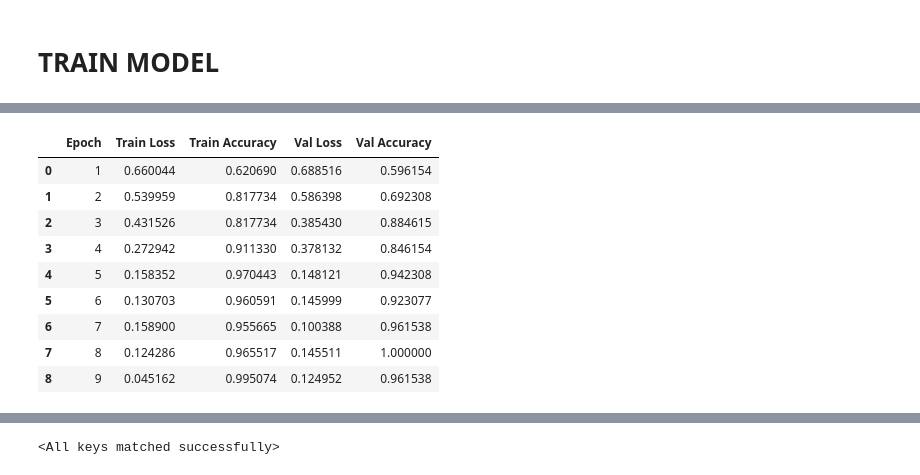
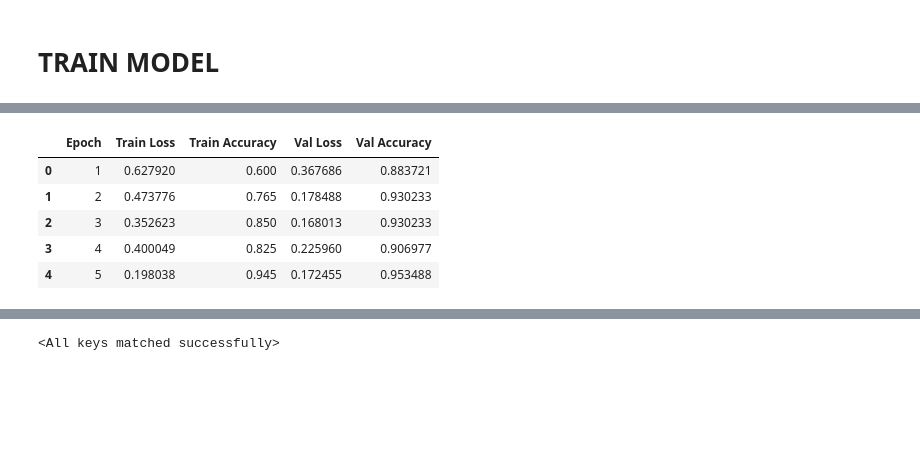
Before and after one commit to LocHuynh2811/Taiwan_Spine-MRI-DL, a Jupyter notebook: Kaggle/spine-mri-dl.ipynb, the cells around one changed output, grey strips where cells are left out. Cells and saved outputs as stored; diff of their text form; code cells hidden in the pictures; blank space fills up the shorter version.

Commit message:
Kaggle Notebook | notebookfb2f82deed | Version 1

```diff
--- a/Kaggle/spine-mri-dl.ipynb
+++ b/Kaggle/spine-mri-dl.ipynb
@@ -75,3 +75,10 @@ flush()
 # %% [output]
 seeding done!!!
 Memory Flushed
+# %%
+device = torch.device("cuda" if torch.cuda.is_available() else "cpu")
+root_dir = "/kaggle/input/spine-mri-nchu/Original"
+batch_size = 16
+num_classes = 1  # Binary classification (Patient, Healthy)
+
+print("Device: ", device)
@@ -433,8 +414,21 @@ class CombinedModel(nn.Module):
-# %%
-# Instantiate the model
-model = CombinedModel(num_classes=2)
-model = model.to(device)
-
-# Define loss and optimizer
-criterion = nn.CrossEntropyLoss()
-optimizer = torch.optim.Adam(model.parameters(), lr=1e-4)
+# %%
+vgg16_model = models.vgg16(pretrained=True)
+resnet_model = models.resnet50(pretrained=True)
+
+# Modify the last layer of both models to match the number of output classes (e.g., binary classification)
+vgg16_model.classifier[6] = nn.Linear(4096, 1)  # For binary classification
+resnet_model.fc = nn.Linear(2048, 1)  # For binary classification
+
+vgg16_model.to(device)
+resnet_model.to(device)
+
+vgg16_optimizer = optim.Adam(vgg16_model.parameters(), lr=1e-4)
+resnet_optimizer = optim.Adam(resnet_model.parameters(), lr=1e-4)
+
+vgg16_loss_fn = nn.BCEWithLogitsLoss()
+resnet_loss_fn = nn.BCEWithLogitsLoss()
+
+
+# Define the optimizer, scheduler, and loss function
+#spinal_optimizer = optim.Adam(spinal_model.parameters(), lr=1e-4, weight_decay=1e-4)
+#spinal_scheduler = optim.lr_scheduler.StepLR(spinal_optimizer, step_size=1, gamma=0.2)
@@ -587,0 +677,2 @@ Early stopping
+# %%
+vgg16_metrics_df, vgg16_train_losses, vgg16_val_losses, vgg16_train_accuracies, vgg16_val_accuracies  = train_model(vgg16_model, spine_train_loader, spine_val_loader, vgg16_optimizer, vgg16_loss_fn, device, save_path= 'vgg16_model_best_early_stopping.pth')
@@ -588,14 +699,10 @@ Early stopping
 # %%
 # Display the metrics table
-metrics_df
+vgg16_metrics_df
 # %% [output]
 |  | Epoch | Train Loss | Train Accuracy | Val Loss | Val Accuracy |
-| 0 | 1 | 0.660044 | 0.620690 | 0.688516 | 0.596154 |
-| 1 | 2 | 0.539959 | 0.817734 | 0.586398 | 0.692308 |
-| 2 | 3 | 0.431526 | 0.817734 | 0.385430 | 0.884615 |
-| 3 | 4 | 0.272942 | 0.911330 | 0.378132 | 0.846154 |
-| 4 | 5 | 0.158352 | 0.970443 | 0.148121 | 0.942308 |
-| 5 | 6 | 0.130703 | 0.960591 | 0.145999 | 0.923077 |
-| 6 | 7 | 0.158900 | 0.955665 | 0.100388 | 0.961538 |
-| 7 | 8 | 0.124286 | 0.965517 | 0.145511 | 1.000000 |
-| 8 | 9 | 0.045162 | 0.995074 | 0.124952 | 0.961538 |
+| 0 | 1 | 0.627920 | 0.600 | 0.367686 | 0.883721 |
+| 1 | 2 | 0.473776 | 0.765 | 0.178488 | 0.930233 |
+| 2 | 3 | 0.352623 | 0.850 | 0.168013 | 0.930233 |
+| 3 | 4 | 0.400049 | 0.825 | 0.225960 | 0.906977 |
+| 4 | 5 | 0.198038 | 0.945 | 0.172455 | 0.953488 |
```
Also changed, not shown: parts of 37 cells of this notebook.
